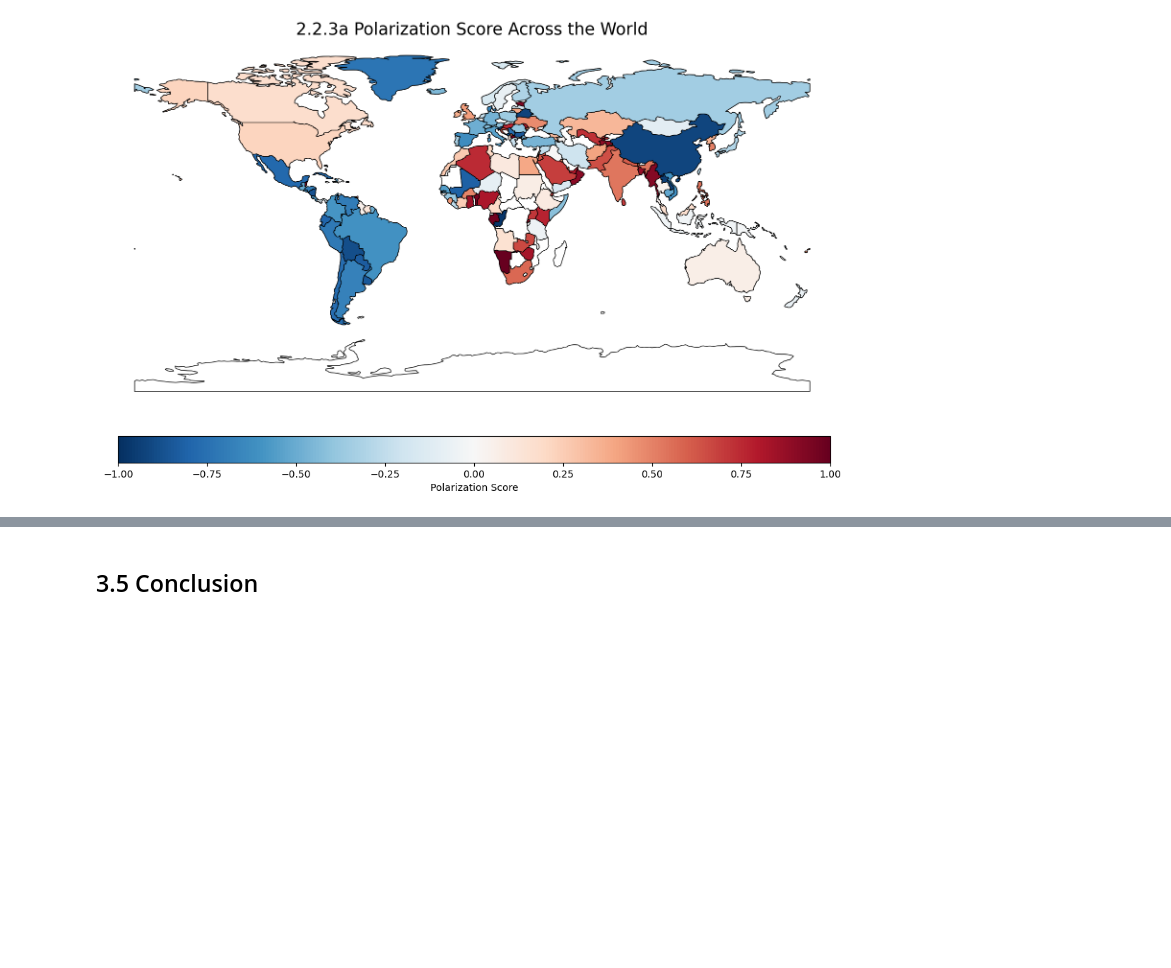
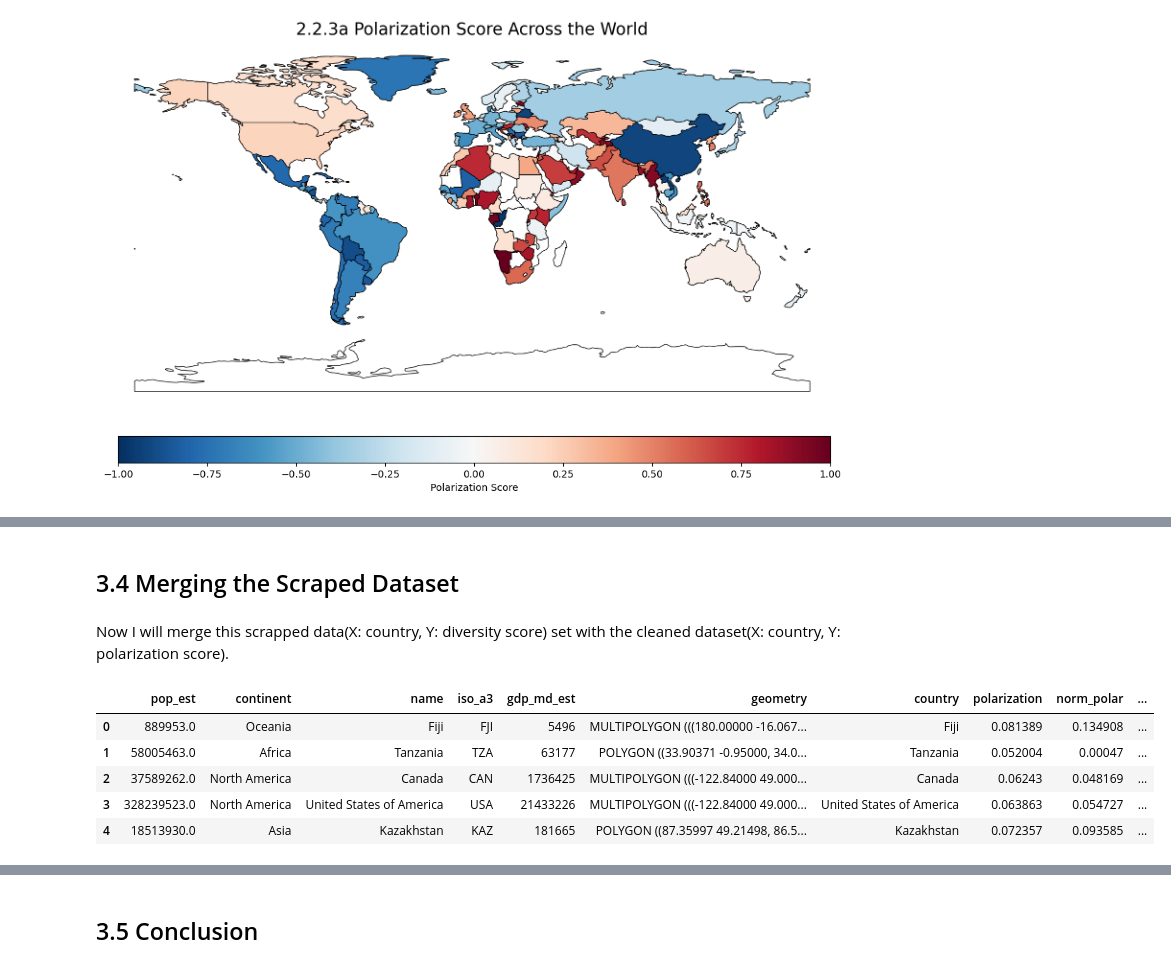
Before and after one commit to gavinhaozzh/Twitter-sentiment-analysis, a Jupyter notebook: Project3.ipynb, the cells around one changed output, grey strips where cells are left out. Cells and saved outputs as stored; diff of their text form; code cells hidden in the pictures; blank space fills up the shorter version.

```diff
--- a/Project3.ipynb
+++ b/Project3.ipynb
@@ -1058,0 +1084,27 @@ Screenshot of the HTML codes:
+# %%
+# Create an empty dataframe
+diver_df = pd.DataFrame(columns = ['Rank', 'Country', 'Racial Diversity','Non_religious_rate',\
+                                  'Christian_rate', 'Cultural_west'])
+ix = 0 # Initialise index to zero
+
+# set up a loop to extra all data in the table
+for row in all_val_diver[1:]: # skip the first row of column
+    val = row.find_all('td') # Extract all elements with tag <td>, meaning to extract all single data
+    # Pick only the text part from the <td> tag
+    Rank = val[0].text.strip()
+    Country = val[1].text.strip()
+    Racial_Diversity = val[2].text.strip('%')
+    Racial_Diversity = float(Racial_Diversity) * 0.01 # make percentgae to decimals
+    Racial_Diversity = round(Racial_Diversity,2) # round to two decimals for better graphing
+    Non_religious_rate = val[3].text.strip()
+    Christian_rate = val[4].text.strip()
+    Cultural_west = val[5].text.strip()
+
+    diver_df.loc[ix] = [Rank, Country, Racial_Diversity, Non_religious_rate, Christian_rate,\
+                       Cultural_west] # Store it in the dataframe as a row
+    ix += 1
+
+# set column "Rank" as the index
+diver_df = diver_df.set_index("Rank")
+# Print the first 10 rows of the dataframe
+diver_df.head()
@@ -1058,0 +1174,16 @@ Screenshot of the HTML codes:
+# %% [markdown]
+## 3.4 Merging the Scraped Dataset
+# %% [markdown]
+Now I will merge this scrapped data(X: country, Y: diversity score) set with the cleaned dataset(X: country, Y: polarization score).
+# %%
+# notice I chose to inner merge instead of outer merge
+# because it would be meaningless to only have data but no corresponding country
+merged_diver_polar = pd.merge(country_polar_map, diver_df, left_on='iso_a3', right_on='Country_Code', how='inner')
+merged_diver_polar.head() # see how it looks like
+# %% [output]
+|  | pop_est | continent | name | iso_a3 | gdp_md_est | geometry | country | polarization | norm_polar | ... |
+| 0 | 889953.0 | Oceania | Fiji | FJI | 5496 | MULTIPOLYGON (((180.00000 -16.067... | Fiji | 0.081389 | 0.134908 | ... |
+| 1 | 58005463.0 | Africa | Tanzania | TZA | 63177 | POLYGON ((33.90371 -0.95000, 34.0... | Tanzania | 0.052004 | 0.00047 | ... |
+| 2 | 37589262.0 | North America | Canada | CAN | 1736425 | MULTIPOLYGON (((-122.84000 49.000... | Canada | 0.06243 | 0.048169 | ... |
+| 3 | 328239523.0 | North America | United States of America | USA | 21433226 | MULTIPOLYGON (((-122.84000 49.000... | United States of America | 0.063863 | 0.054727 | ... |
+| 4 | 18513930.0 | Asia | Kazakhstan | KAZ | 181665 | POLYGON ((87.35997 49.21498, 86.5... | Kazakhstan | 0.072357 | 0.093585 | ... |
```
Also changed, not shown: parts of 49 cells of this notebook.
